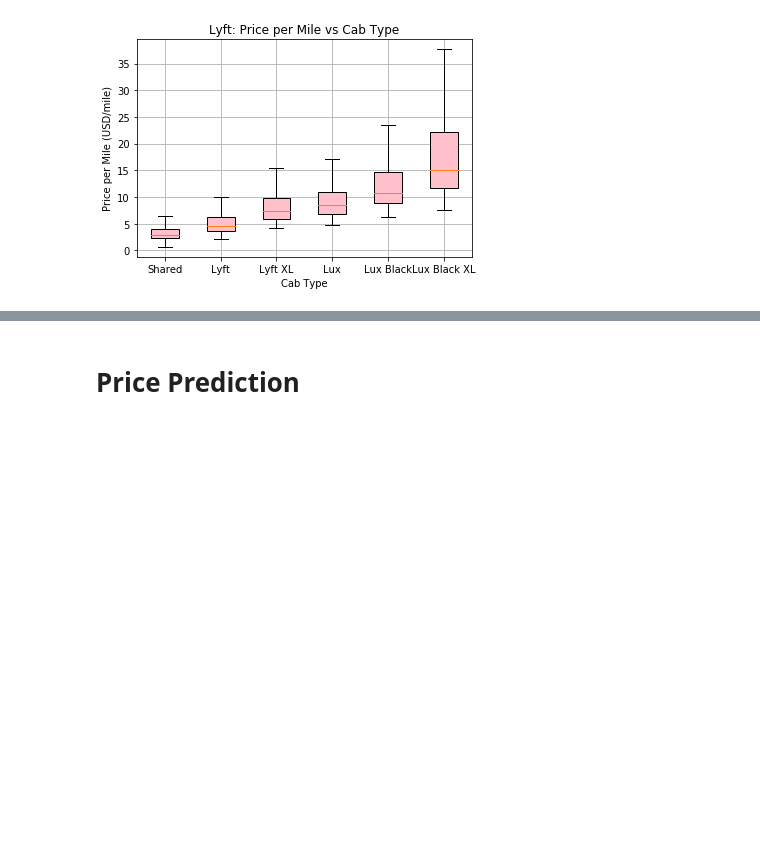
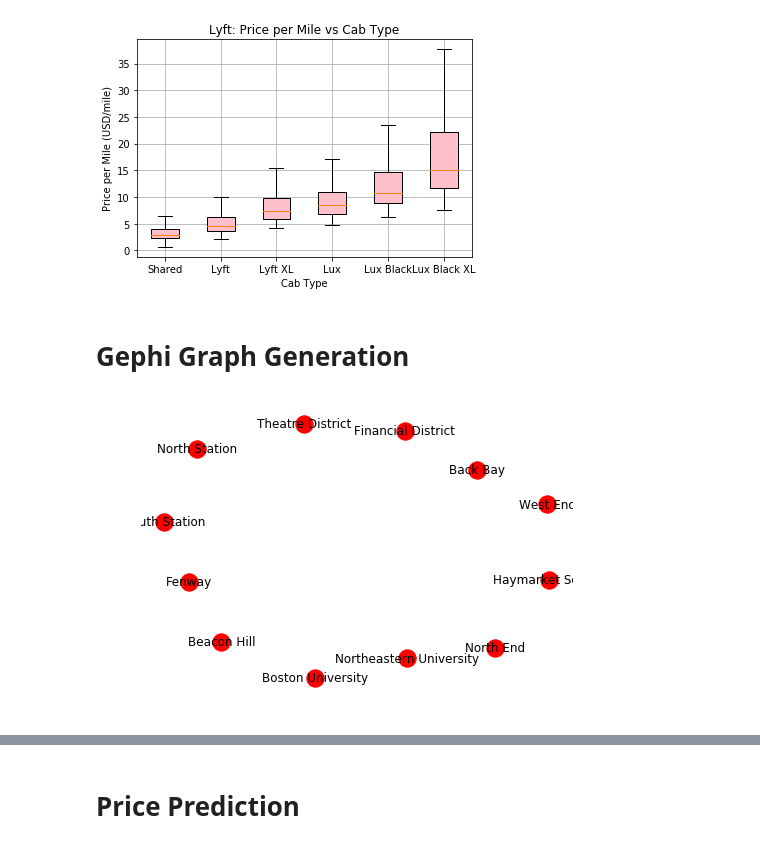
Before and after one commit to jacinda96/ECE-143-Project-Group-13, a Jupyter notebook: ECE143.ipynb, the cells around one changed output, grey strips where cells are left out. Drawn from its saved outputs; the diff is of its cells as text; code cells hidden in the pictures; blank space fills up the shorter version.

Commit message:
Network added

```diff
--- a/ECE143.ipynb
+++ b/ECE143.ipynb
@@ -395,3 +395,25 @@ f = cab_type_vs_ppm(lyft_data, lyft_types, 'Lyft: Price per Mile vs Cab Type', c
 # %% [output]
 [figure]
 [figure]
+# %% [markdown]
+# Gephi Graph Generation
+# %%
+import numpy as np
+import pandas as pd
+import networkx as nx
+import math
+import matplotlib.pyplot as plt
+
+dataset = pd.read_csv('./uber-lyft-cab-prices/cab_rides.csv', delimiter = ',')                                   #Read the dataset as Dataframe
+dataset = dataset.dropna(axis=0, how='any', thresh=None, subset=None, inplace=False)     #delete invalid rows
+'''
+    create the node set for sources.
+'''
+grapher = nx.DiGraph();
+sources = dataset['source'];                                                              #Filter out nodes from source attribute
+sources = sources.drop_duplicates(keep='first',inplace=False)                             #We want each node appear once
+grapher.add_nodes_from(sources.values);
+nx.draw(grapher,with_labels = True)
+plt.show()
+# %% [output]
+[figure, added]
```
Also changed, not shown: parts of 3 cells of this notebook.
